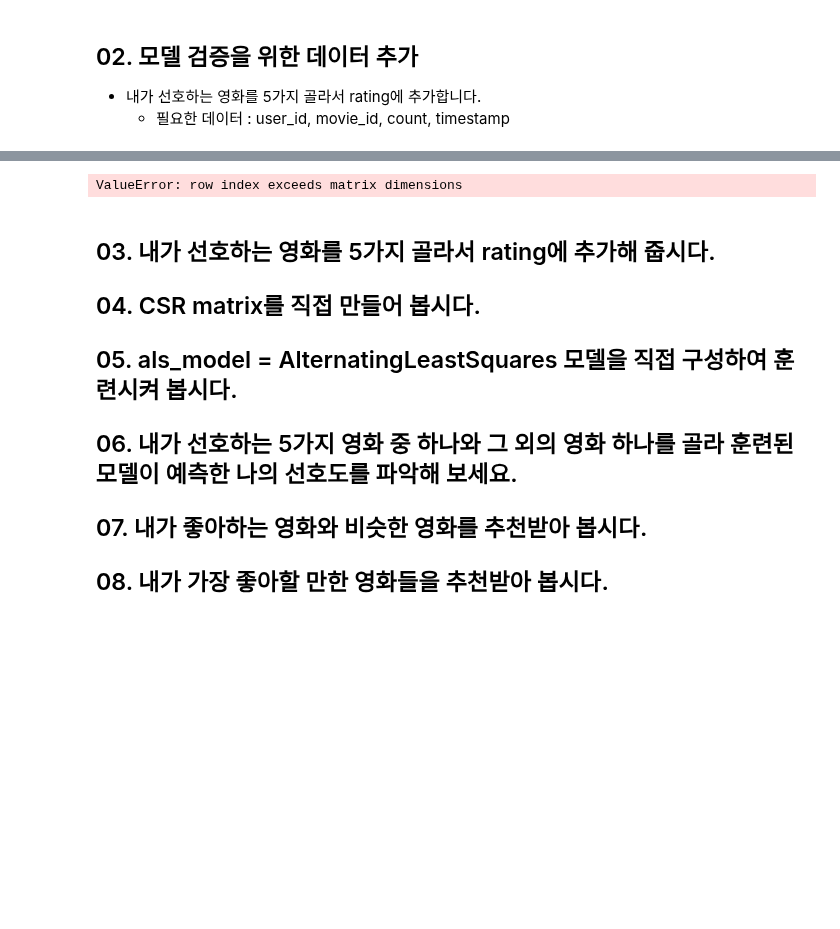
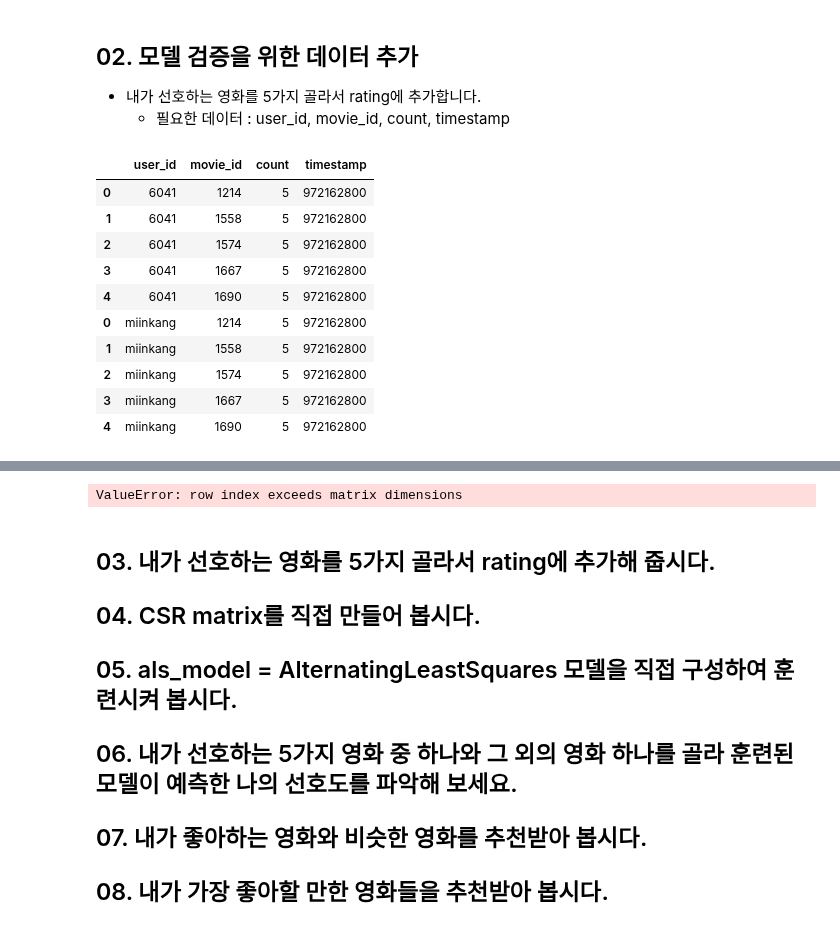
Before and after one commit to miinkang/AI_Project_AIFFEL, a Jupyter notebook: [E-08]Movielens_recommendation.ipynb, the cells around one changed output, grey strips where cells are left out. Cells and saved outputs as stored; diff of their text form; code cells hidden in the pictures; blank space fills up the shorter version.

```diff
--- a/[E-08]Movielens_recommendation.ipynb
+++ b/[E-08]Movielens_recommendation.ipynb
@@ -88,3 +93,3 @@ movies['movie_id'].nunique()
 # %%
-toy = movies['title'][movies['movie_id']==1]
-toy[0]
+def id_to_title(id):
+    return movies['title'][movies['movie_id']==id].values[0]
@@ -101,6 +96,3 @@ movies['movie_id'][movies['title']=='Toy Story (1995)'][0]
-# %%
-def id_to_title(id):
-    return movies['title'][movies['movie_id']==id][0]
 # %%
 id_to_title(2)
 # %% [output]
@@ -108,3 +100,3 @@ KeyError: 0
 # %%
 def title_to_id(title):
-    return movies['movie_id'][movies['title']==title]
+    return movies['movie_id'][movies['title']==title].values[0].item()
@@ -242,0 +231,26 @@ data.tail(10)       # 잘 추가되었는지 확인해 봅시다.
+# %%
+# 내가 좋아하는 영화 5편 추가
+my_fav = ['Alien (1979)' , 'Sudden Manhattan (1996)' ,'Fall (1997)' ,'Mad City (1997)' ,'Alien: Resurrection (1997)']
+
+# my_favorite을 movie_id로 변환
+my_fav_id = [title_to_id(i) for i in my_fav]
+
+# user_id를 'miinkang'으로 정하고, 좋아하는 영화이니 모두 5점을 부여하겠습니다.
+my_movies = pd.DataFrame({'user_id': ['miinkang']*5, 'movie_id': my_fav_id, 'count':[5]*5, 'timestamp':[972162800]*5})
+
+if not ratings.isin({'user_id':['miinkang']})['user_id'].any():  # user_id에 동일 id가 있는지 확인 후 추가
+    ratings = ratings.append(my_movies)
+
+ratings.tail(10)       # append는 맨 뒤에 붙인다.
+# %% [output]
+|  | user_id | movie_id | count | timestamp |
+| 0 | 6041 | 1214 | 5 | 972162800 |
+| 1 | 6041 | 1558 | 5 | 972162800 |
+| 2 | 6041 | 1574 | 5 | 972162800 |
+| 3 | 6041 | 1667 | 5 | 972162800 |
+| 4 | 6041 | 1690 | 5 | 972162800 |
+| 0 | miinkang | 1214 | 5 | 972162800 |
+| 1 | miinkang | 1558 | 5 | 972162800 |
+| 2 | miinkang | 1574 | 5 | 972162800 |
+| 3 | miinkang | 1667 | 5 | 972162800 |
+| 4 | miinkang | 1690 | 5 | 972162800 |
```
Also changed, not shown: parts of 22 cells of this notebook.
